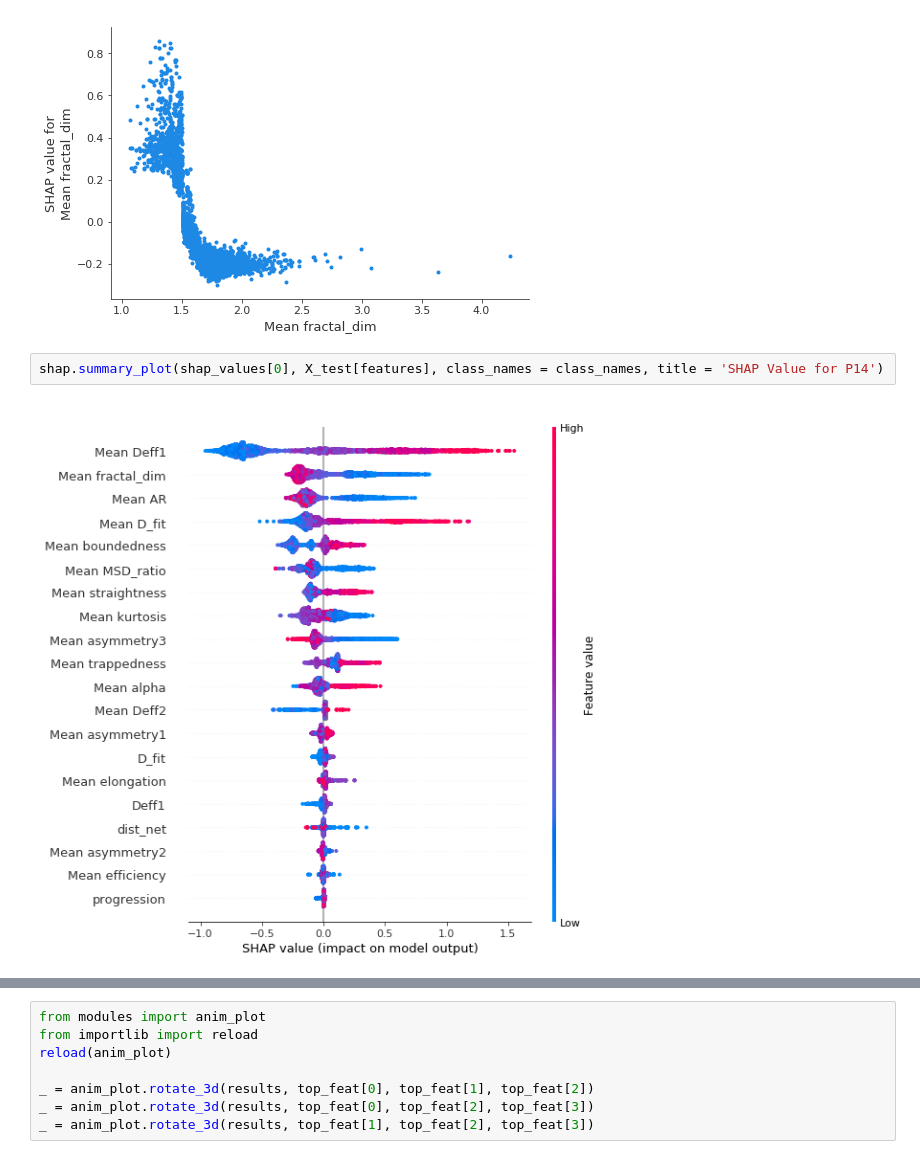
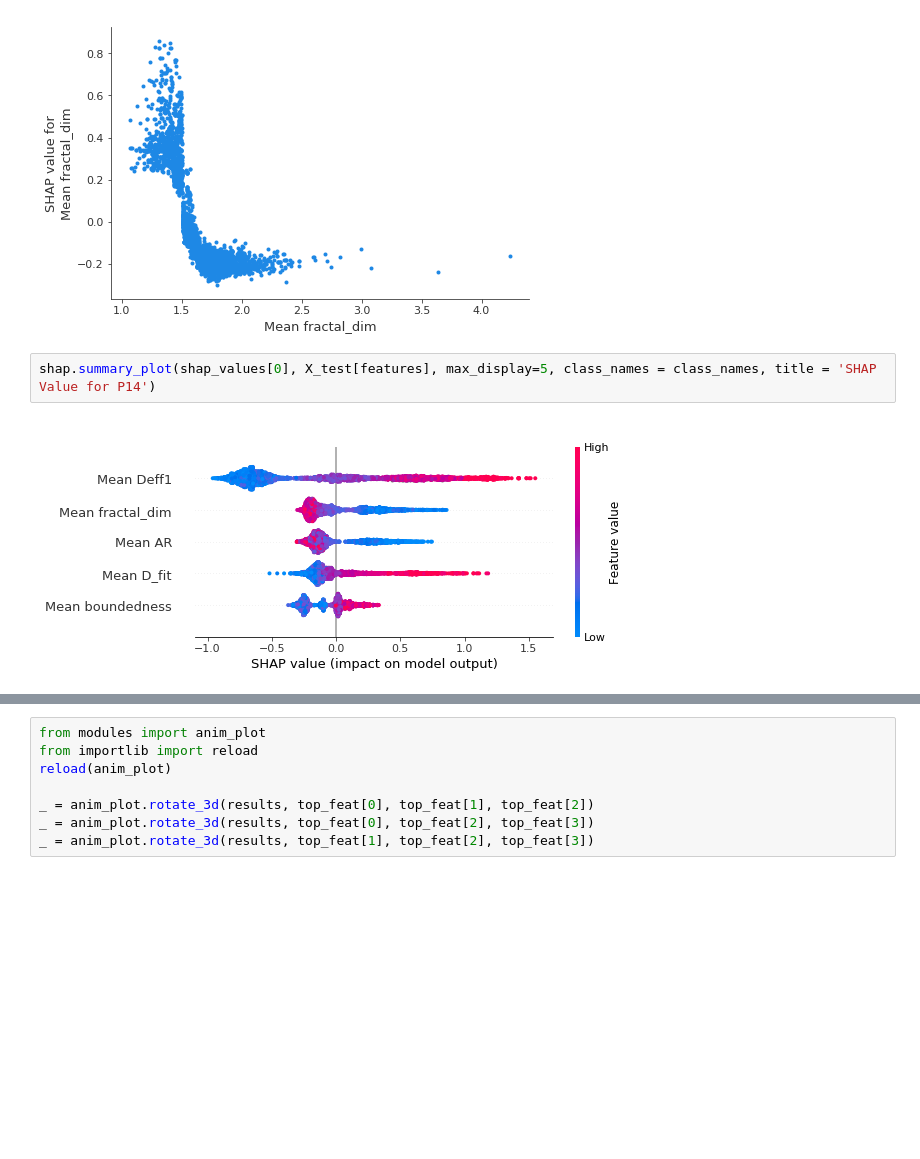
Before and after one commit to dash2927/ECM-MPT-Predictive_Age_Data, a Jupyter notebook: analysis_P21_P28_combined.ipynb, the cells around one changed output, grey strips where cells are left out. Drawn from its saved outputs; the diff is of its cells as text; blank space fills up the shorter version.

```diff
--- a/analysis_P21_P28_combined.ipynb
+++ b/analysis_P21_P28_combined.ipynb
@@ -383,7 +391,7 @@ shap.dependence_plot("Mean fractal_dim", shap_values[0], X_test[features], inter
 # %% [output]
 [figure]
 # %%
-shap.summary_plot(shap_values[0], X_test[features], class_names = class_names, title = 'SHAP Value for P14')
+shap.summary_plot(shap_values[0], X_test[features], max_display=5, class_names = class_names, title = 'SHAP Value for P14')
 # %% [output]
-[figure, old version]
+[figure, new version]
 # %%
```
Also changed, not shown: parts of 7 cells of this notebook, 10 other files.
